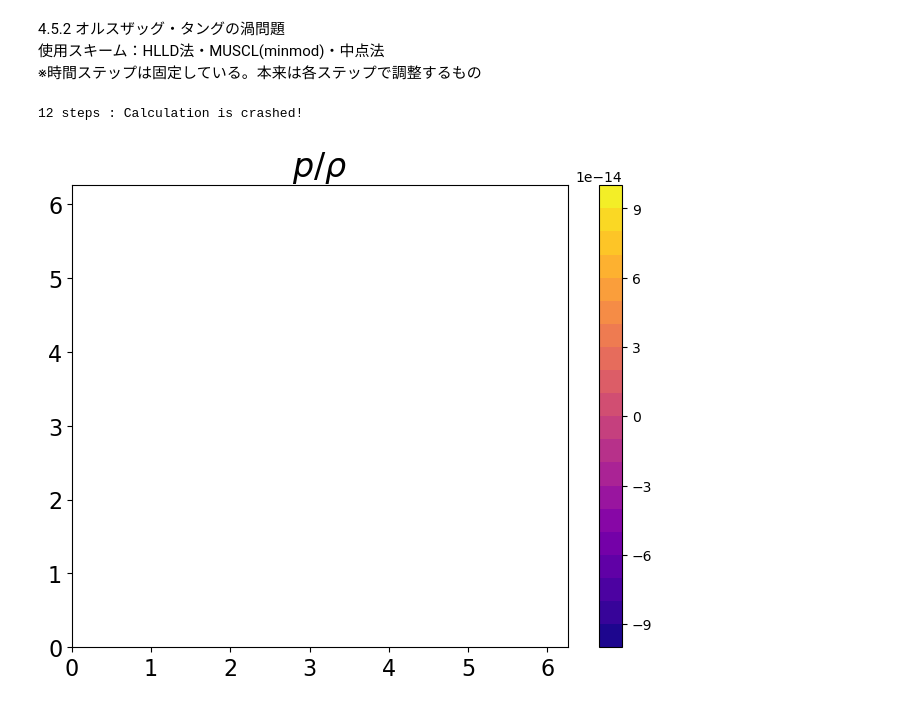
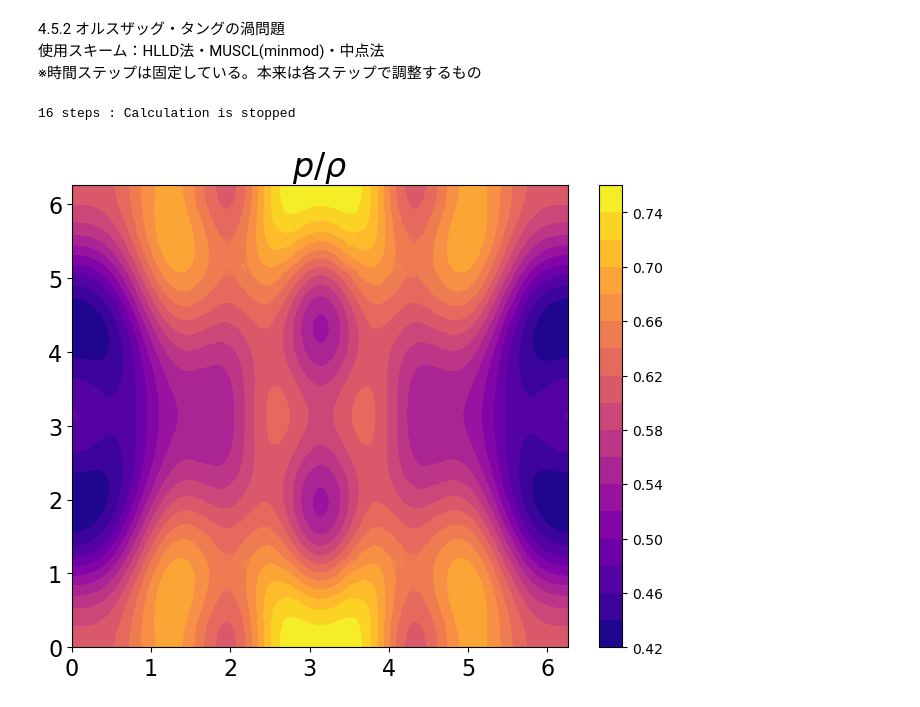
Before and after one commit to Keita-A/RadiativeMHD-simulation, a Jupyter notebook: chap4.ipynb, the cells around one changed output. Drawn from its saved outputs; the diff is of its cells as text; code cells hidden in the pictures.

```diff
--- a/chap4.ipynb
+++ b/chap4.ipynb
@@ -171,14 +175,34 @@ step = int(0.1/dt)
 for t in range(step+1):
     U_bar = U.copy()
 
-    F = get_flux_HLLD(U, gamma, dx, dt, F)
+    rho = U[0, :]
+    u = U[1, :] / rho
+    v = U[2, :] / rho
+    w = U[3, :] / rho
+    Bx = U[4, :]
+    By = U[5, :]
+    Bz = U[6, :]
+    e = U[7, :]
+    p = (gamma-1) * (e - rho*(u**2+v**2+w**2)/2 - (Bx**2+By**2+Bz**2)/2)
+
+    F = get_flux_HLLD(rho, u, v, w, Bx, By, Bz, e, gamma, F, axis=0)
 
     U_bar += -dt/dx * (F - np.roll(F, 1, axis=1))
     # 対称境界条件
     U_bar[:, 0] = U_bar[:, 1]
     U_bar[:, -1] = U_bar[:, -2]
 
-    F_bar = get_flux_HLLD(U_bar, gamma, dx, dt, F_bar)
+    rho = U_bar[0, :]
+    u = U_bar[1, :] / rho
+    v = U_bar[2, :] / rho
+    w = U_bar[3, :] / rho
+    Bx = U_bar[4, :]
+    By = U_bar[5, :]
+    Bz = U_bar[6, :]
+    e = U_bar[7, :]
+    p = (gamma-1) * (e - rho*(u**2+v**2+w**2)/2 - (Bx**2+By**2+Bz**2)/2)
+
+    F_bar = get_flux_HLLD(rho, u, v, w, Bx, By, Bz, e, gamma, F_bar, axis=0)
     F = 1/2 * (F + F_bar)
 
     U += -dt/dx * (F - np.roll(F, 1, axis=1))
@@ -371,7 +538,7 @@ dt = 0.0
 CFL = 0.5
 x = np.arange(0.0, x_max, dx)
 y = np.arange(0.0, y_max, dy)
-X, Y = np.meshgrid(x, y)
+X, Y = np.meshgrid(y, x)
 
 gamma = 5.0/3.0
 
@@ -381,7 +548,7 @@ U = np.zeros([8, x.shape[0], y.shape[0]]) # rho, rho*u, rho*v, rho*w, Bx, By, Bz
 rho_init = gamma**2
 u_init = -np.sin(Y)
 v_init = np.sin(X)
-w_init = np.zeros(X.shape)
+w_init = 0.0
 Bx_init = -np.sin(Y)
 By_init = np.sin(2*X)
 Bz_init = np.zeros(X.shape)
@@ -429,16 +596,16 @@ for t in range(step+1):
     G[5, :, :] = G_tmp[4, :, :]
     G[6, :, :] = G_tmp[5, :, :]
 
-    # 軸に注意。Fは3元テンソル(成分と座標) ※rhoとかは2次元テンソル(座標)
     cs = np.sqrt(gamma*p/rho)
     ca = np.sqrt(Bx**2+By**2+Bz**2) / np.sqrt(rho)
     dt = CFL * dx / np.max(np.sqrt(cs**2+ca**2))
-    time += dt
+
+    # 軸に注意。Fは3元テンソル(成分と座標) ※rhoとかは2次元テンソル(座標)
     U_bar += -dt/dx * (F - np.roll(F, 1, axis=1))
     U_bar += -dt/dy * (G - np.roll(G, 1, axis=2))
     # 周期境界条件
 
-    rho = U_bar[0, :, :]+
+    rho = U_bar[0, :, :]
     u = U_bar[1, :, :] / rho
     v = U_bar[2, :, :] / rho
     w = U_bar[3, :, :] / rho
@@ -460,42 +627,39 @@ for t in range(step+1):
     F = 1/2 * (F + F_bar)
     G = 1/2 * (G + G_bar)
 
-    cs = np.sqrt(gamma*p/rho)
-    ca = np.sqrt(Bx**2+By**2+Bz**2) / np.sqrt(rho)
-    dt = CFL * dx / np.max(np.sqrt(cs**2+ca**2))
-    time += dt
     U += -dt/dx * (F - np.roll(F, 1, axis=1))
     U += -dt/dy * (G - np.roll(G, 1, axis=2))
+    time += dt
 
     if np.isnan(time):
         print(f"{t} steps : Calculation is crashed!")
         break
 
-    if time > 0.35:
+    if time > 0.15:
         print(f"{t} steps : Calculation is stopped")
         break
 # %% [output]
-12 steps : Calculation is crashed!
+16 steps : Calculation is stopped
 # %%
 fig = plt.figure(figsize=(8, 6))
 ax1 = fig.add_subplot(111)
 
 rho = U[0, :, :]
 u = U[1, :, :] / rho
 v = U[2, :, :] / rho
 w = U[3, :, :] / rho
 Bx = U[4, :, :]
 By = U[5, :, :]
 Bz = U[6, :, :]
 e = U[7, :, :]
 p = (gamma-1) * (e - rho*(u**2+v**2+w**2)/2 - (Bx**2+By**2+Bz**2)/2)
 
-contour = ax1.contourf(X, Y, (p/rho).T, levels=20, cmap='plasma')
+contour = ax1.contourf(X, Y, (p/rho), levels=20, cmap='plasma')
 cbar = plt.colorbar(contour, ax=ax1)
 
 ax1.set_title(r"$p/\rho$", fontsize=24)
 ax1.tick_params(labelsize=16)
 
 plt.show()
 # %% [output]
-[figure, old version]
+[figure, new version]
```
Also changed, not shown: parts of 5 cells of this notebook.
